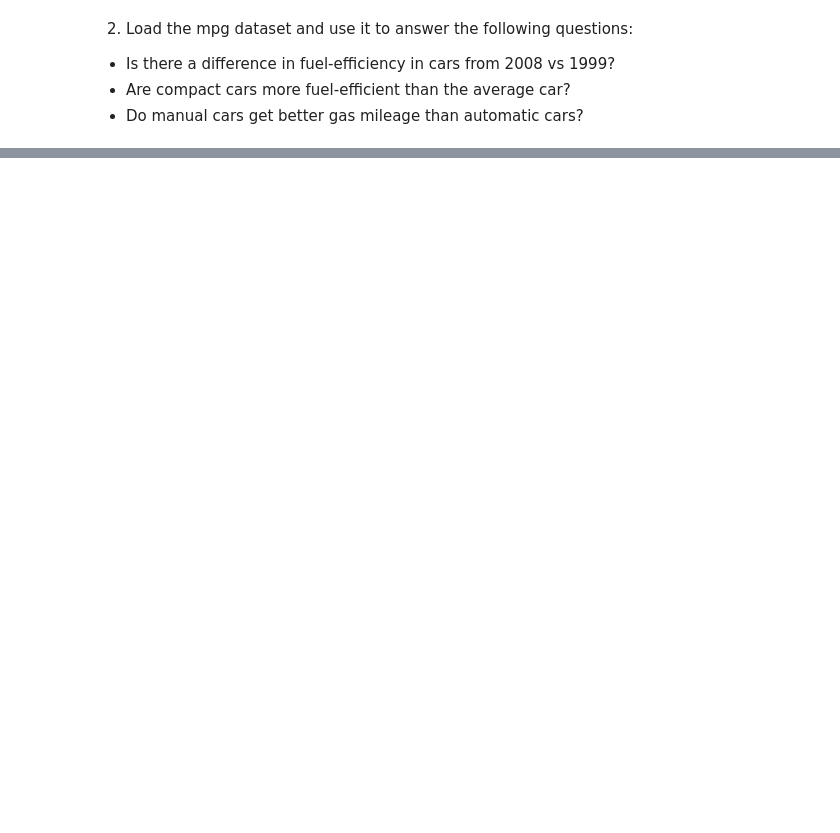
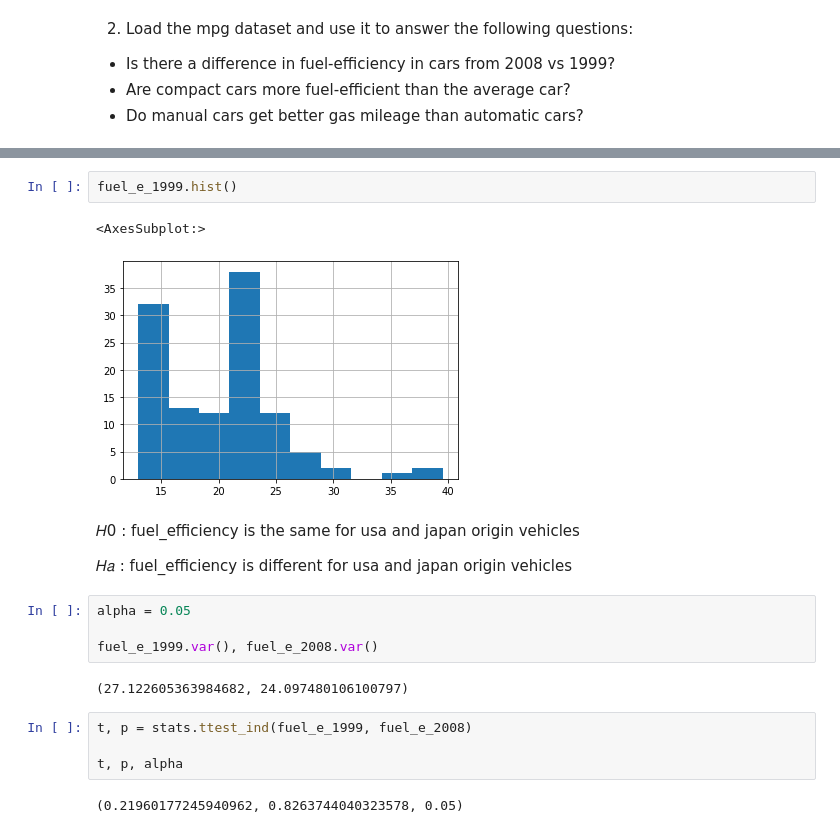
Before and after one commit to Chenchen070/statistics-exercises, a Jupyter notebook: hypothesis_testing.ipynb, the cells around one changed output, grey strips where cells are left out. Saved outputs shown, nothing was run; the diff lists cells and outputs as text; blank space fills up the shorter version.

```diff
--- a/hypothesis_testing.ipynb
+++ b/hypothesis_testing.ipynb
@@ -62,0 +122,21 @@ x1 =
+# %%
+fuel_e_1999.hist()
+# %% [output]
+<AxesSubplot:>
+[figure, added]
+# %% [markdown]
+𝐻0 : fuel_efficiency is the same for usa and japan origin vehicles
+
+𝐻𝑎 : fuel_efficiency is different for usa and japan origin vehicles
+# %%
+alpha = 0.05
+
+fuel_e_1999.var(), fuel_e_2008.var()
+# %% [output]
+(27.122605363984682, 24.097480106100797)
+# %%
+t, p = stats.ttest_ind(fuel_e_1999, fuel_e_2008)
+
+t, p, alpha
+# %% [output]
+(0.21960177245940962, 0.8263744040323578, 0.05)
```
Also changed, not shown: parts of 36 cells of this notebook.
